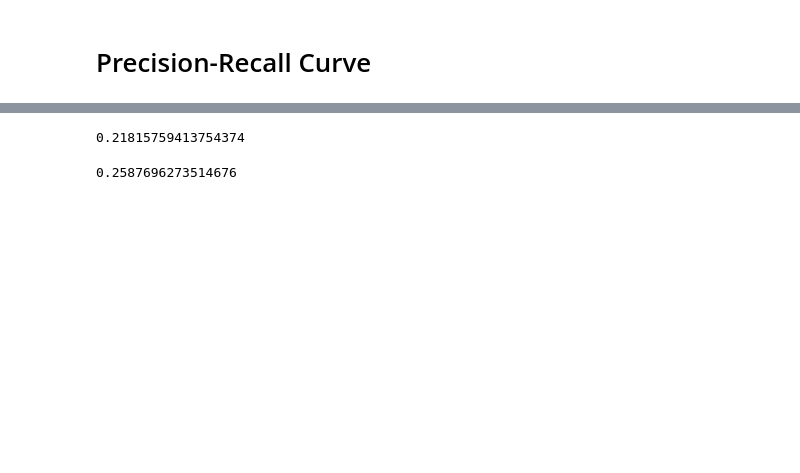
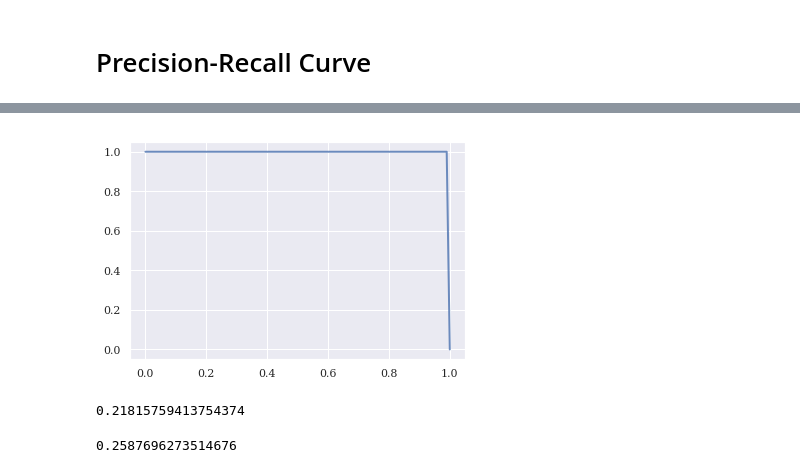
Before and after one commit to sremedios/multiple_instance_learning, a Jupyter notebook: figure_6_7_crossvalidated_average_precision.ipynb, the cells around one changed output, grey strips where cells are left out. Drawn from its saved outputs; the diff is of its cells as text; code cells hidden in the pictures; blank space fills up the shorter version.

```diff
--- a/figure_6_7_crossvalidated_average_precision.ipynb
+++ b/figure_6_7_crossvalidated_average_precision.ipynb
@@ -71,3 +200,16 @@ plt.show()
+# %%
+for dataset_count in dataset_counts:
+    mean_ap, st_ap, mean_p, mean_r, p_up, p_lo = get_CI(
+        cat_stats[dataset_count]['y_true'],
+        cat_stats[dataset_count]['y_prob']
+    )
+
+    plt.plot(mean_r, mean_p, lw=2, alpha=.8)
+    #plt.fill_between(mean_r, p_lo, p_up, alpha=.2)
+
+    break
+# %% [output]
+[figure, added]
 # %%
 p, r, t = precision_recall_curve(
     stats[672][2]["y_true"],
```
Also changed, not shown: parts of 15 cells of this notebook, 1 other file.
